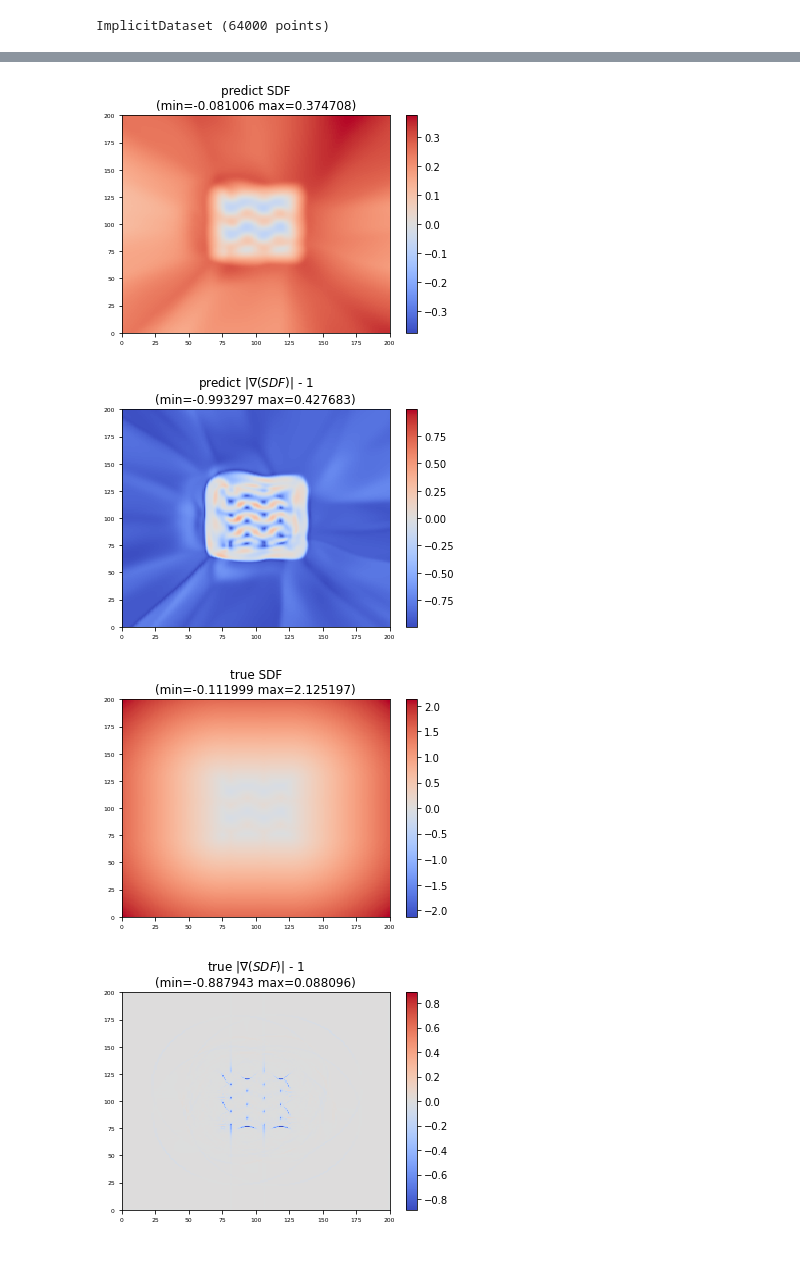
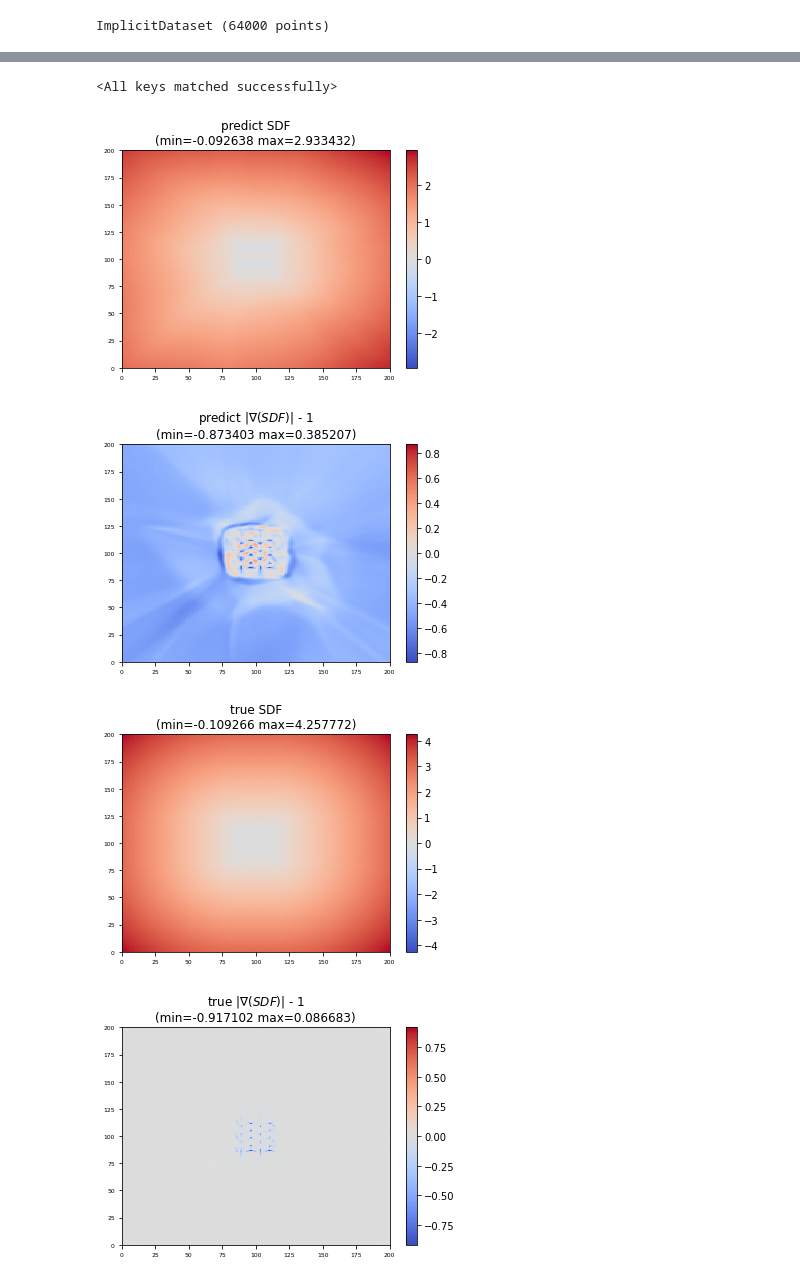
Before and after one commit to nodtem66/PINN_Implicit_SDF, a Jupyter notebook: notebooks/2.1_train_MLP.ipynb, the cells around one changed output, grey strips where cells are left out. Drawn from its saved outputs; the diff is of its cells as text; code cells hidden in the pictures.

```diff
--- a/notebooks/2.1_train_MLP.ipynb
+++ b/notebooks/2.1_train_MLP.ipynb
@@ -101,12 +87,17 @@ Learning rate changed
+# %%
+#torch.save(net.state_dict(), './MLP_5000.pth')
+net.load_state_dict(torch.load('./MLP_5000.pth'))
+# %% [output]
+<All keys matched successfully>
 # %%
 from utils.visualizer import SDFVisualize
 net.to(device)
-visualize = SDFVisualize(z_level=0.0, step=0.05, offset=50, nums=200, device=device)
+visualize = SDFVisualize(z_level=0.0, scale_offset=3, nums=200, device=device)
 visualize.from_nn(net, bounds_from_mesh=output_stl)
 visualize.from_mesh(output_stl)
 # %% [output]
-[figure, old version]
+[figure, new version]
-[figure, old version]
+[figure, new version]
-[figure, old version]
+[figure, new version]
-[figure, old version]
+[figure, new version]
 # %%
```
Also changed, not shown: parts of 4 cells of this notebook, 14 other files.
